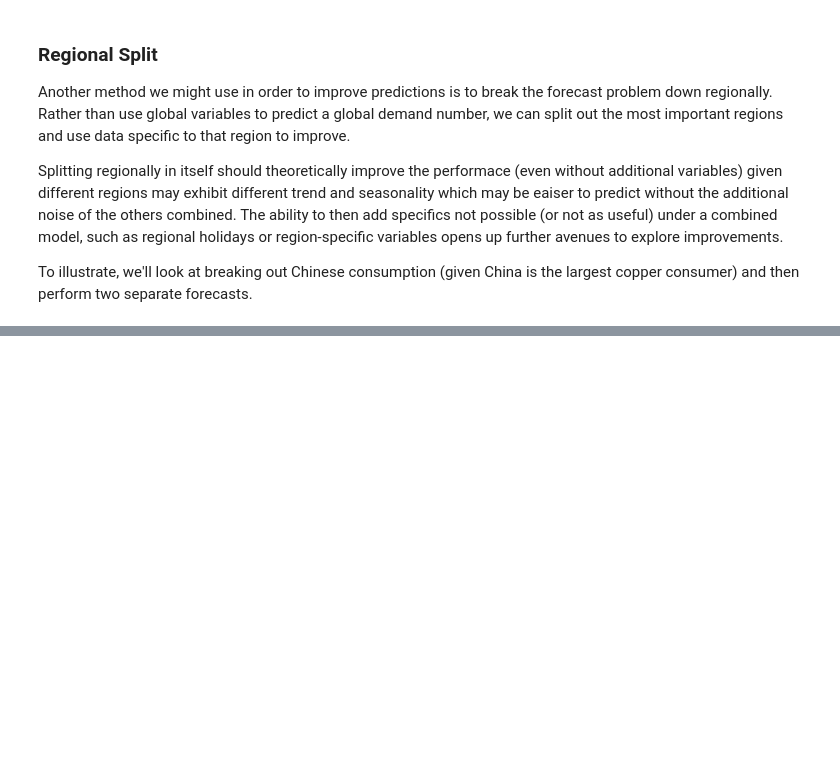
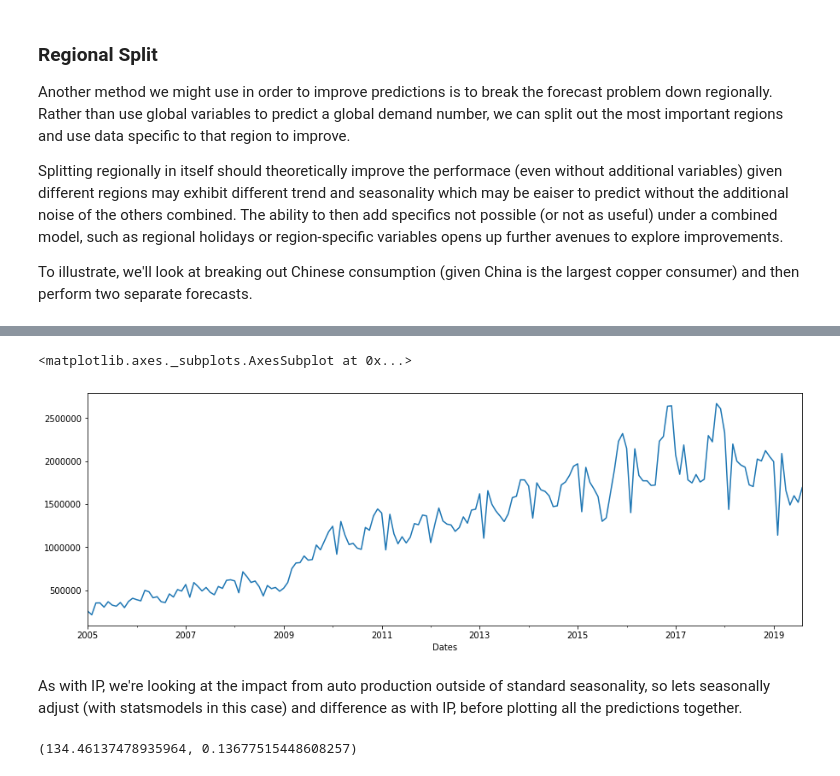
Before and after one commit to rfow/notebooks, a Jupyter notebook: Multivariate Demand Forecast.ipynb, the cells around one changed output, grey strips where cells are left out. Drawn from its saved outputs; the diff is of its cells as text; code cells hidden in the pictures; blank space fills up the shorter version.

```diff
--- a/Multivariate Demand Forecast.ipynb
+++ b/Multivariate Demand Forecast.ipynb
@@ -418,0 +554,10 @@ We have consumption data from WM and the ICSG like we did with the total consump
+# %%
+end_use = pd.read_csv('data/end_use_demand.csv', index_col='Dates', parse_dates=True)
+end_use.index.freq = 'M'
+# %%
+end_use['auto_production'].plot(figsize=(15,5))
+# %% [output]
+<matplotlib.axes._subplots.AxesSubplot at 0x...>
+[figure, added]
+# %% [markdown]
+As with IP, we're looking at the impact from auto production outside of standard seasonality, so lets seasonally adjust (with statsmodels in this case) and difference as with IP, before plotting all the predictions together.
@@ -418,0 +574,4 @@ We have consumption data from WM and the ICSG like we did with the total consump
+# %%
+sarima_auto_results['rmse'], sarima_auto_results['rmse_pct']
+# %% [output]
+(134.46137478935964, 0.13677515448608257)
```
Also changed, not shown: parts of 71 cells of this notebook, 5 other files.
